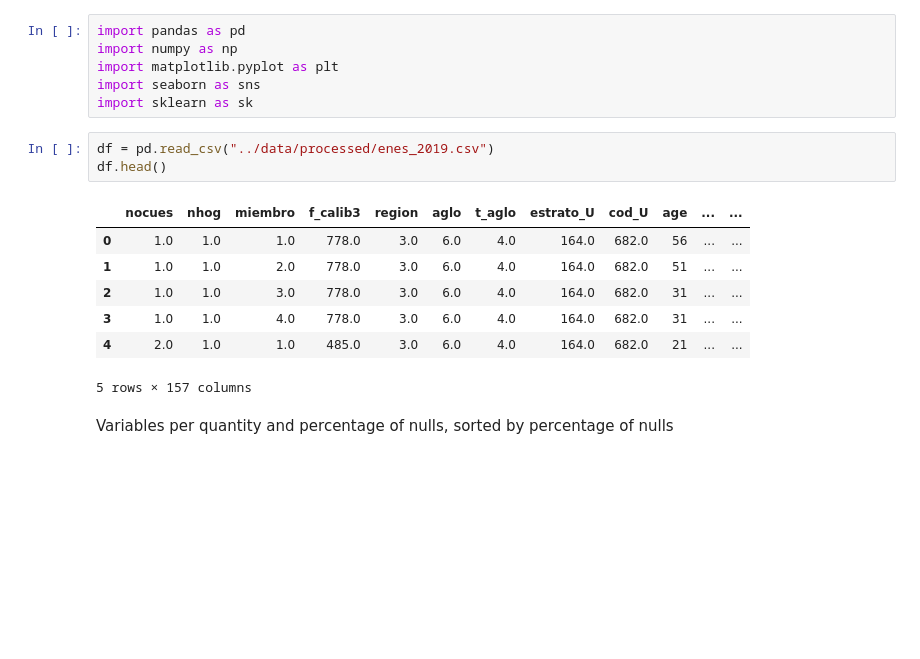
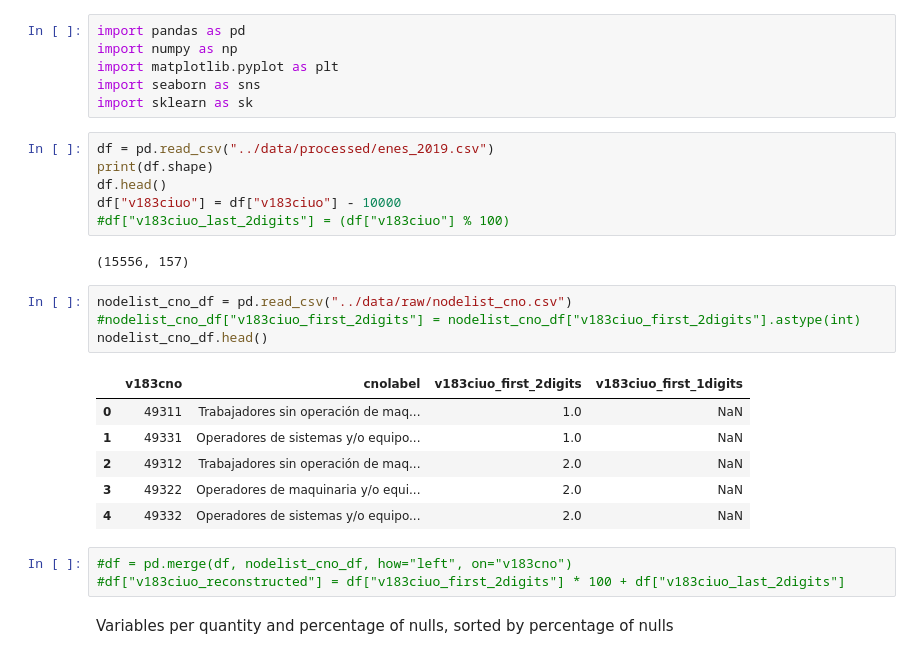
Before and after one commit to aaronbernal28/labor_market_structure_arg, a Jupyter notebook: notebooks/eph_tests.ipynb, the cells around one changed output. Drawn from its saved outputs; the diff is of its cells as text; blank space fills up the shorter version.

```diff
--- a/notebooks/eph_tests.ipynb
+++ b/notebooks/eph_tests.ipynb
@@ -8,15 +8,26 @@ import seaborn as sns
 import sklearn as sk
 # %%
 df = pd.read_csv("../data/processed/enes_2019.csv")
+print(df.shape)
 df.head()
+df["v183ciuo"] = df["v183ciuo"] - 10000
+#df["v183ciuo_last_2digits"] = (df["v183ciuo"] % 100)
 # %% [output]
-|  | nocues | nhog | miembro | f_calib3 | region | aglo | t_aglo | estrato_U | cod_U | age | ... | ... |
-| 0 | 1.0 | 1.0 | 1.0 | 778.0 | 3.0 | 6.0 | 4.0 | 164.0 | 682.0 | 56 | ... | ... |
-| 1 | 1.0 | 1.0 | 2.0 | 778.0 | 3.0 | 6.0 | 4.0 | 164.0 | 682.0 | 51 | ... | ... |
-| 2 | 1.0 | 1.0 | 3.0 | 778.0 | 3.0 | 6.0 | 4.0 | 164.0 | 682.0 | 31 | ... | ... |
-| 3 | 1.0 | 1.0 | 4.0 | 778.0 | 3.0 | 6.0 | 4.0 | 164.0 | 682.0 | 31 | ... | ... |
-| 4 | 2.0 | 1.0 | 1.0 | 485.0 | 3.0 | 6.0 | 4.0 | 164.0 | 682.0 | 21 | ... | ... |
-5 rows × 157 columns
+(15556, 157)
+# %%
+nodelist_cno_df = pd.read_csv("../data/raw/nodelist_cno.csv")
+#nodelist_cno_df["v183ciuo_first_2digits"] = nodelist_cno_df["v183ciuo_first_2digits"].astype(int)
+nodelist_cno_df.head()
+# %% [output]
+|  | v183cno | cnolabel | v183ciuo_first_2digits | v183ciuo_first_1digits |
+| 0 | 49311 | Trabajadores sin operación de maq... | 1.0 | NaN |
+| 1 | 49331 | Operadores de sistemas y/o equipo... | 1.0 | NaN |
+| 2 | 49312 | Trabajadores sin operación de maq... | 2.0 | NaN |
+| 3 | 49322 | Operadores de maquinaria y/o equi... | 2.0 | NaN |
+| 4 | 49332 | Operadores de sistemas y/o equipo... | 2.0 | NaN |
+# %%
+#df = pd.merge(df, nodelist_cno_df, how="left", on="v183cno")
+#df["v183ciuo_reconstructed"] = df["v183ciuo_first_2digits"] * 100 + df["v183ciuo_last_2digits"]
 # %% [markdown]
 Variables per quantity and percentage of nulls, sorted by percentage of nulls
 # %%
```
Also changed, not shown: parts of 14 cells of this notebook, 2 other files.
